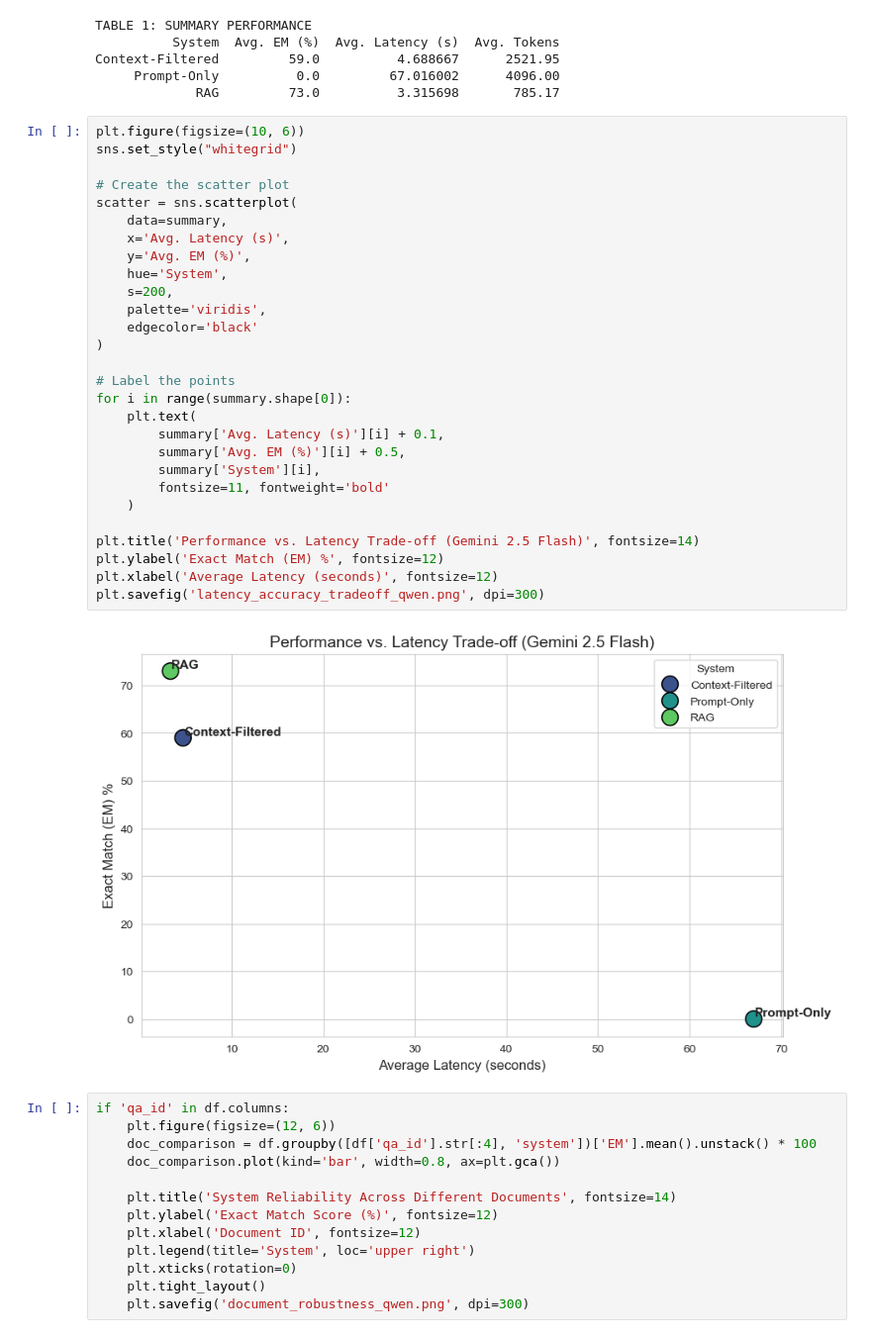
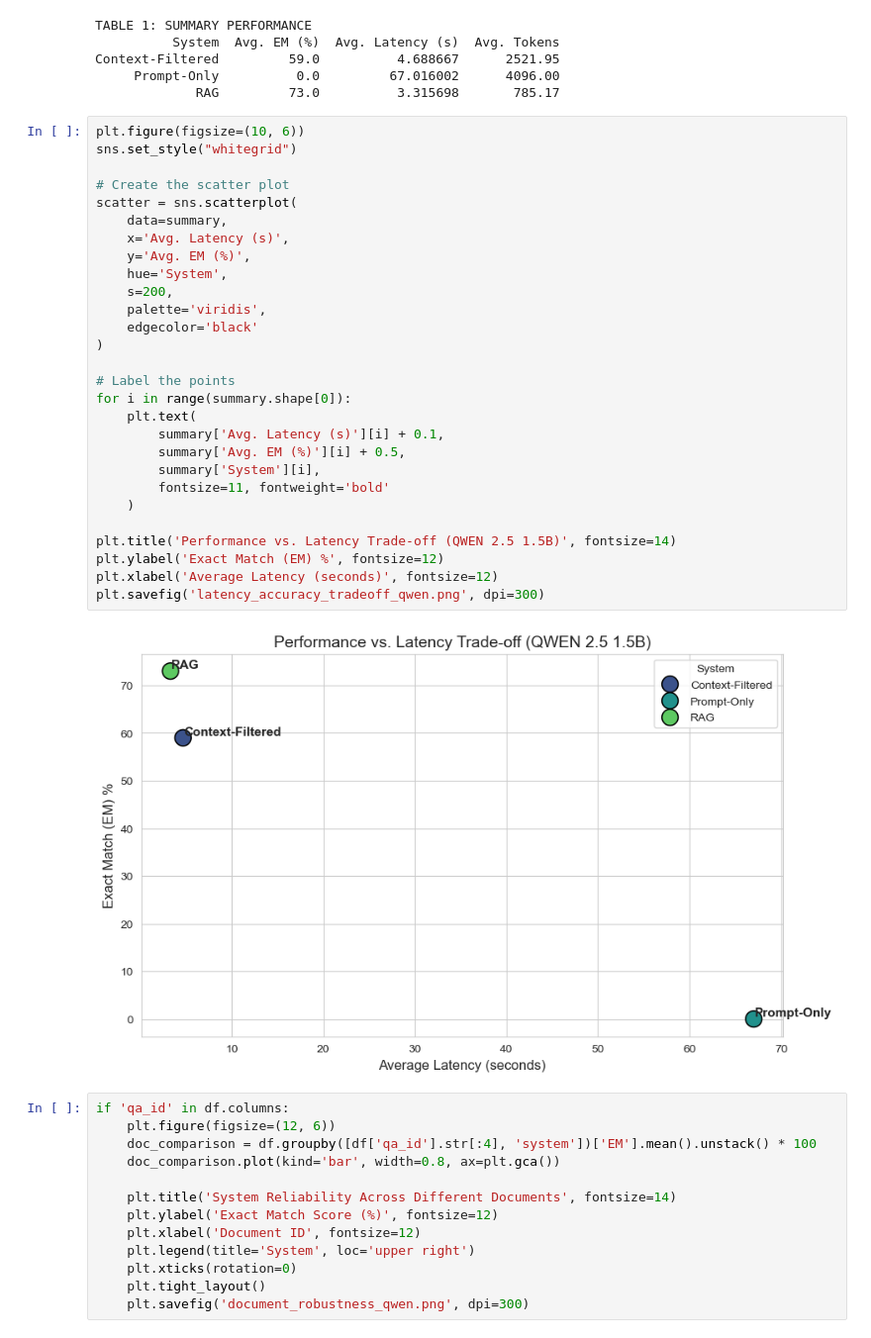
Before and after one commit to geraltbss/Cost-Latency-Tradeoff-in-LLM-Based-System-Prompting-RAG-and-Context-Optimization, a Jupyter notebook: Codes/comparising_q.ipynb, the cells around one changed output. Shown at 99% size. Drawn from its saved outputs; the diff is of its cells as text.

```diff
--- a/Codes/comparising_q.ipynb
+++ b/Codes/comparising_q.ipynb
@@ -47,33 +47,33 @@ Context-Filtered         59.0          4.688667      2521.95
 # %%
 plt.figure(figsize=(10, 6))
 sns.set_style("whitegrid")
 
 # Create the scatter plot
 scatter = sns.scatterplot(
     data=summary,
     x='Avg. Latency (s)',
     y='Avg. EM (%)',
     hue='System',
     s=200,
     palette='viridis',
     edgecolor='black'
 )
 
 # Label the points
 for i in range(summary.shape[0]):
     plt.text(
         summary['Avg. Latency (s)'][i] + 0.1,
         summary['Avg. EM (%)'][i] + 0.5,
         summary['System'][i],
         fontsize=11, fontweight='bold'
     )
 
-plt.title('Performance vs. Latency Trade-off (Gemini 2.5 Flash)', fontsize=14)
+plt.title('Performance vs. Latency Trade-off (QWEN 2.5 1.5B)', fontsize=14)
 plt.ylabel('Exact Match (EM) %', fontsize=12)
 plt.xlabel('Average Latency (seconds)', fontsize=12)
 plt.savefig('latency_accuracy_tradeoff_qwen.png', dpi=300)
 # %% [output]
-[figure, old version]
+[figure, new version]
 # %%
 if 'qa_id' in df.columns:
     plt.figure(figsize=(12, 6))
```
Also changed, not shown: 1 other file.
